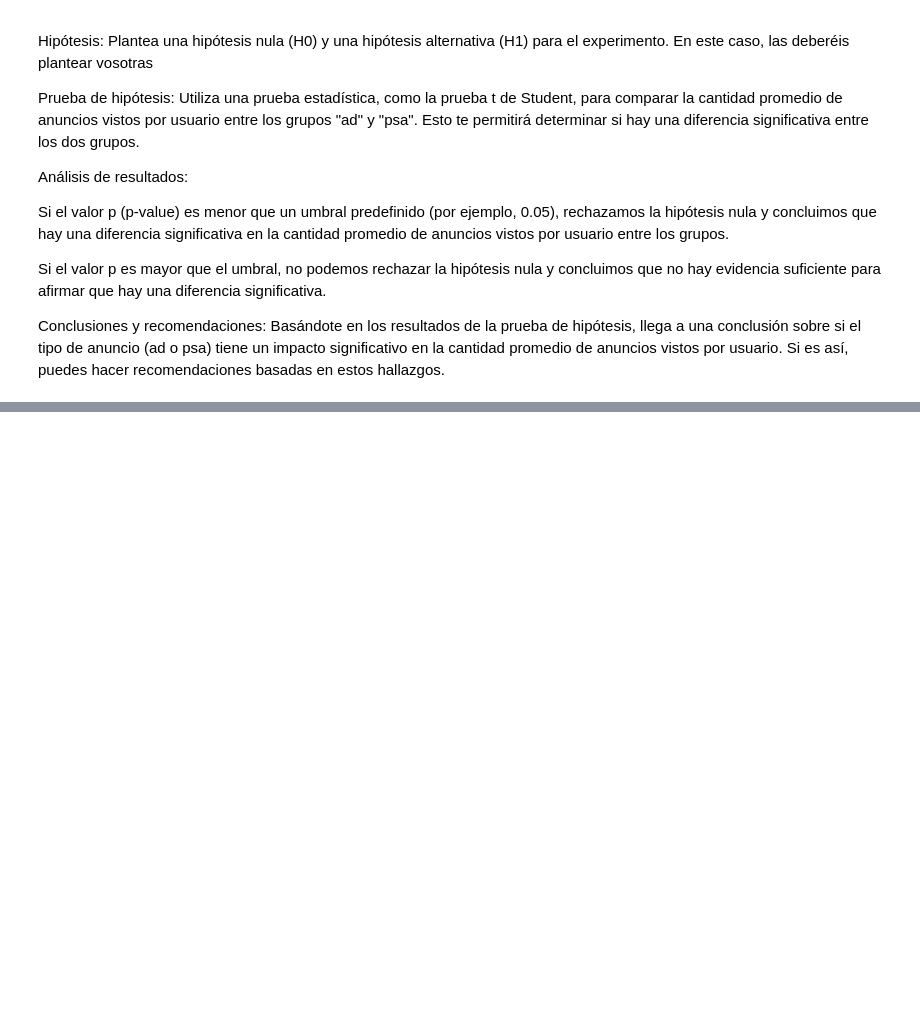
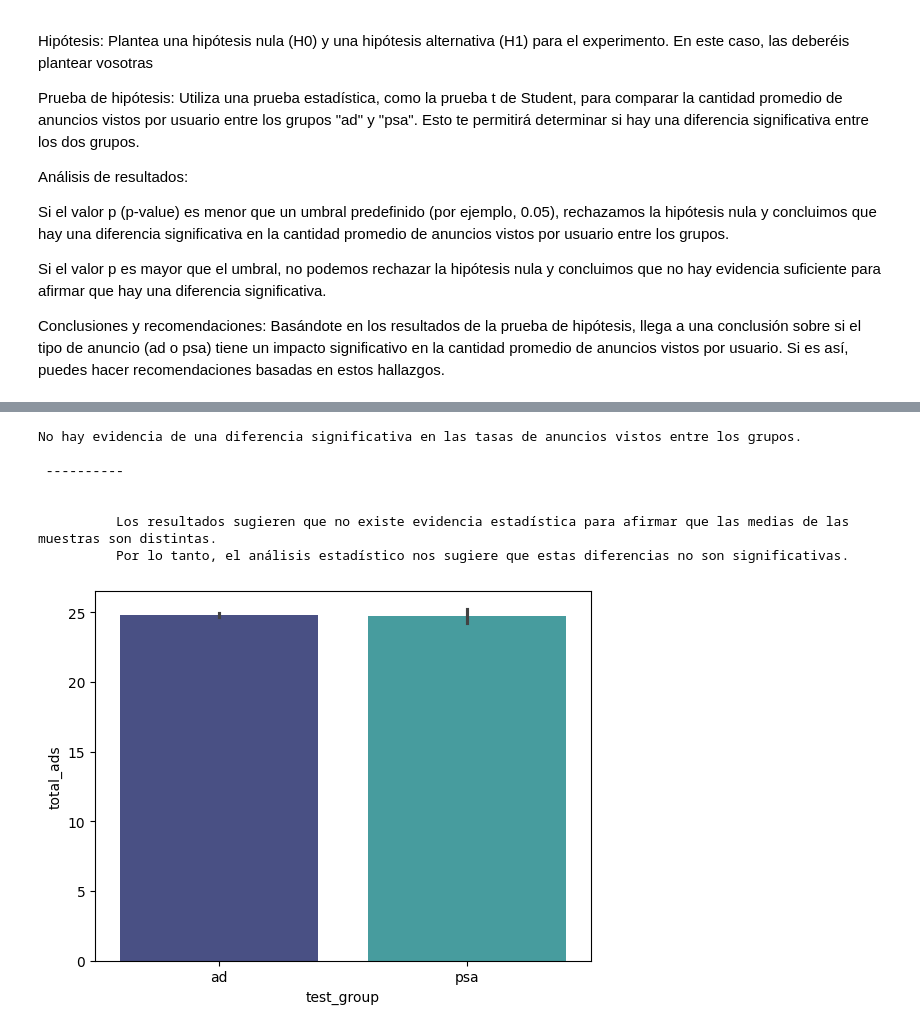
Before and after one commit to karinem0/promoG-modulo3-sprint2-pairprogramming-Johanna-Karine, a Jupyter notebook: 4.AB_testing_pair_programming.ipynb, the cells around one changed output, grey strips where cells are left out. Drawn from its saved outputs; the diff is of its cells as text; code cells hidden in the pictures; blank space fills up the shorter version.

```diff
--- a/4.AB_testing_pair_programming.ipynb
+++ b/4.AB_testing_pair_programming.ipynb
@@ -311,0 +340,36 @@ HIPÓTESIS:
+# %%
+# Al igual que en el ejemplo principal, dividimos los datos en grupos de control y prueba
+total_ads_ad = df_marketing[df_marketing["test_group"] == "ad"]["total_ads"]
+total_ads_psa = df_marketing[df_marketing["test_group"] == "psa"]["total_ads"]
+
+
+# antes de hacer la prueba estadística vemos si visualmente vemos diferencias entre los grupos
+sns.barplot(x="test_group", y="total_ads", data=df_marketing, hue="test_group", palette="mako");
+
+# Utilizando el método 'ttest_ind', evaluamos si los dos grupos son diferentes
+t_statistic, p_value = ttest_ind(total_ads_ad, total_ads_psa)
+
+# Imprimir el resultado de la prueba
+if p_value < 0.05:
+    print("Hay una diferencia significativa en las tasas de anuncios vistos entre el grupo de control y el grupo de prueba.")
+    print("\n ---------- \n")
+    print("""
+          Los resultados sugieren que existe evidencia estadística para afirmar que las medias de las muestras son distintas.
+          Por lo tanto, nuestro nuevo sistema tiene los efectos deseados y deberíamos cambiar la nueva versión de anuncios.
+          """)
+else:
+    print("No hay evidencia de una diferencia significativa en las tasas de anuncios vistos entre los grupos.")
+    print("\n ---------- \n")
+    print("""
+          Los resultados sugieren que no existe evidencia estadística para afirmar que las medias de las muestras son distintas.
+          Por lo tanto, el análisis estadístico nos sugiere que estas diferencias no son significativas.
+          """)
+# %% [output]
+No hay evidencia de una diferencia significativa en las tasas de anuncios vistos entre los grupos.
+
+ ----------
+
+
+          Los resultados sugieren que no existe evidencia estadística para afirmar que las medias de las muestras son distintas.
+          Por lo tanto, el análisis estadístico nos sugiere que estas diferencias no son significativas.
+[figure, added]
```
Also changed, not shown: parts of 43 cells of this notebook, 1 other file.
